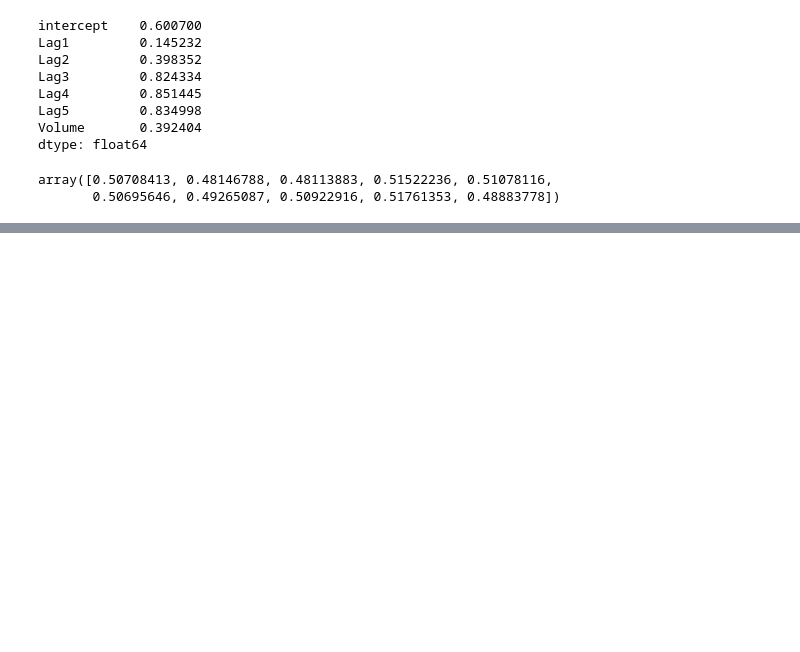
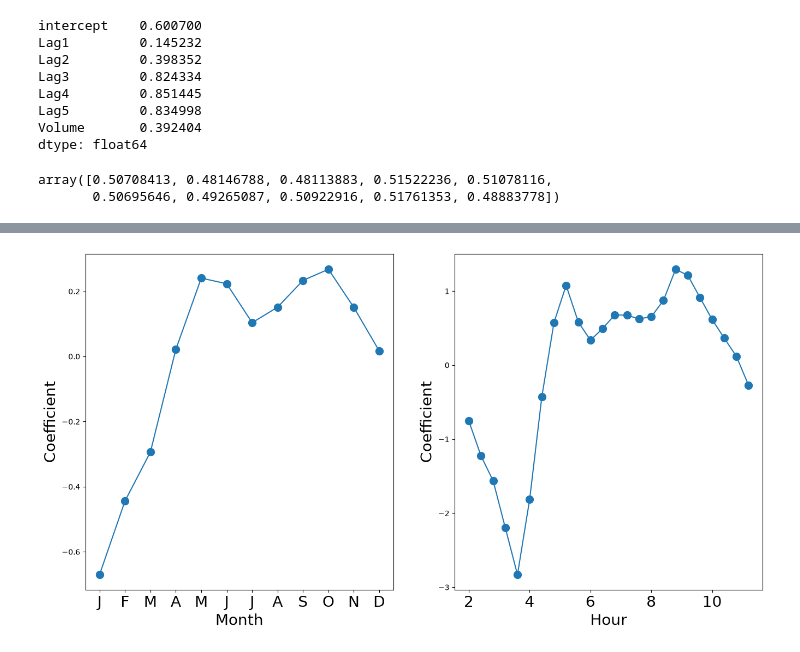
Before and after one commit to chrimu25/Data-Mining-by-Dr-Pacifique, a Jupyter notebook: lab2__4.7__Logistic regression, LDA, QDA, KNN.ipynb, the cells around one changed output, grey strips where cells are left out. Cells and saved outputs as stored; diff of their text form; code cells hidden in the pictures; blank space fills up the shorter version.

```diff
--- a/lab2__4.7__Logistic regression, LDA, QDA, KNN.ipynb
+++ b/lab2__4.7__Logistic regression, LDA, QDA, KNN.ipynb
@@ -99,0 +557,24 @@ labels[probs >0.5] = "Up"
+# %%
+S_pois = summarize(M_pois)
+coef_month = S_pois[S_pois.index.str.contains('mnth')]['coef']
+coef_month = pd.concat([coef_month ,
+pd.Series([-coef_month.sum()],
+index=['mnth[Dec]'])])
+coef_hr = S_pois[S_pois.index.str.contains('hr')]['coef']
+coef_hr = pd.concat([coef_hr ,
+pd.Series([-coef_hr.sum()],
+index=['hr[23]'])])
+# %%
+fig_pois , (ax_month , ax_hr) = subplots(1, 2, figsize=(16,8))
+ax_month.plot(x_month , coef_month , marker='o', ms=10)
+ax_month.set_xticks(x_month)
+ax_month.set_xticklabels([l[5] for l in coef_month.index], fontsize
+=20)
+ax_month.set_xlabel('Month', fontsize=20)
+ax_month.set_ylabel('Coefficient', fontsize=20)
+ax_hr.plot(x_hr , coef_hr , marker='o', ms=10)
+ax_hr.set_xticklabels(range(24)[::2], fontsize =20)
+ax_hr.set_xlabel('Hour', fontsize=20)
+ax_hr.set_ylabel('Coefficient', fontsize=20);
+# %% [output]
+[figure, added]
```
Also changed, not shown: parts of 78 cells of this notebook, 12 other files.
